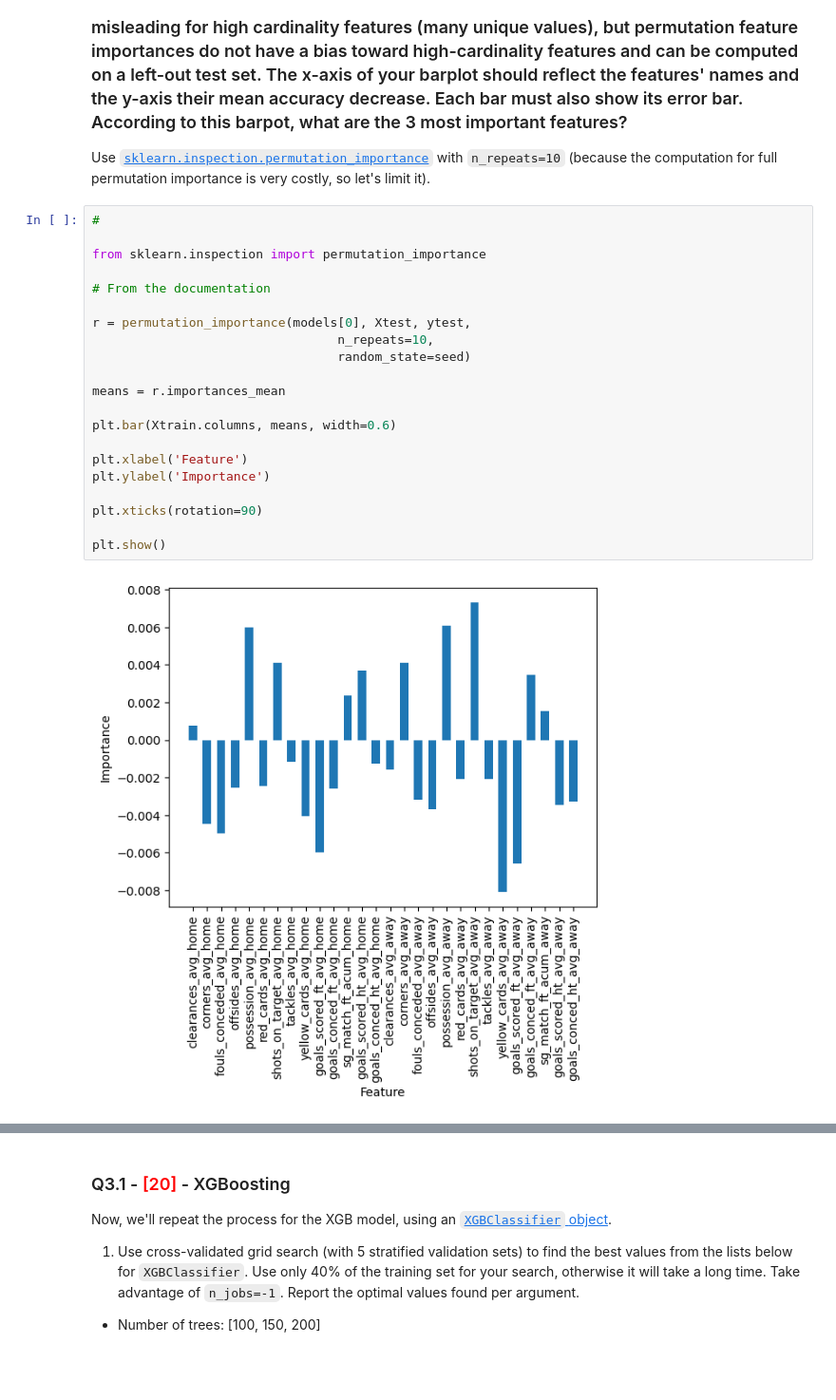
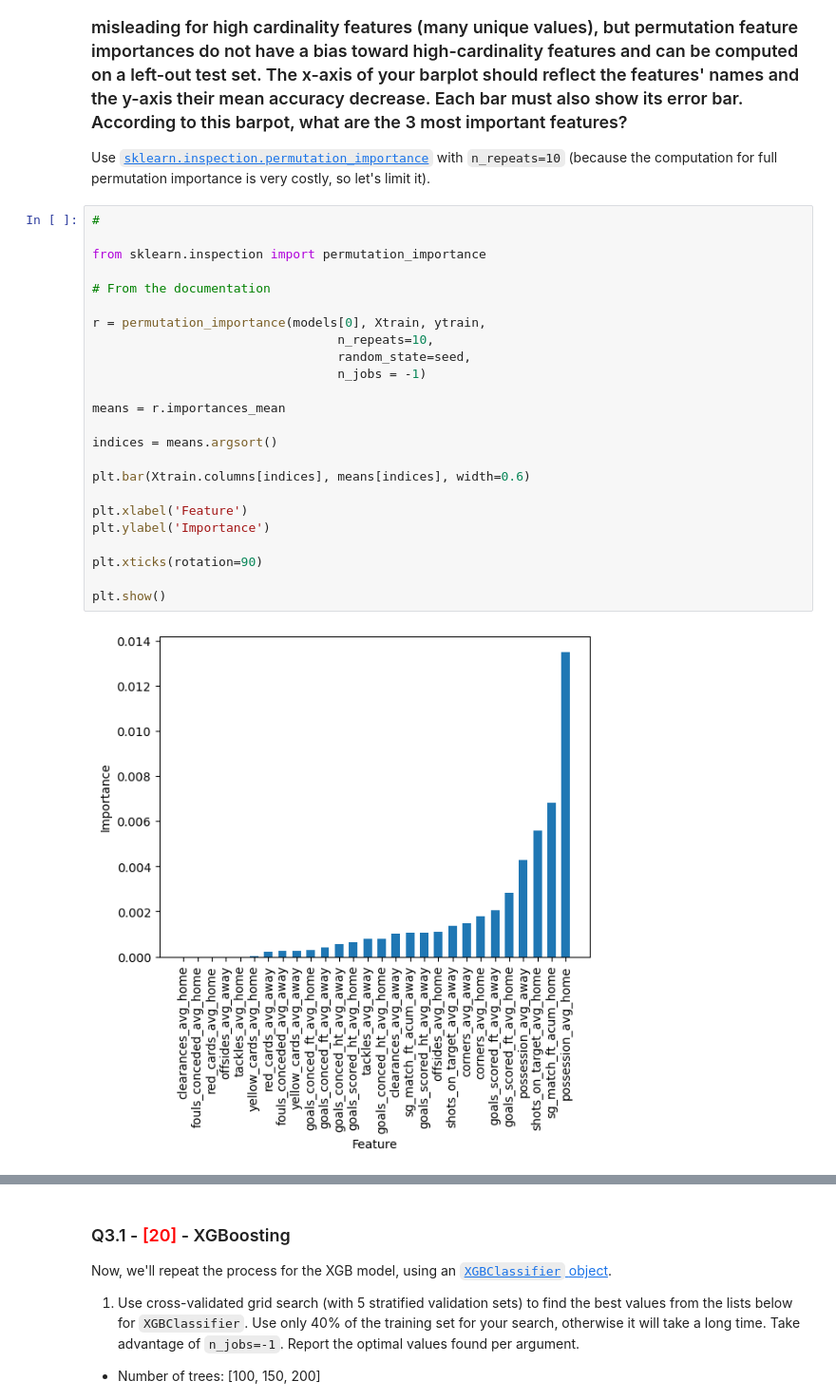
Before and after one commit to JacobEnder/DS3000, a Jupyter notebook: Assign7/Assignment_7.ipynb, the cells around one changed output, grey strips where cells are left out. Shown: that part at 95% size. Saved outputs shown, nothing was run; the diff lists cells and outputs as text; blank space fills up the shorter version.

```diff
--- a/Assign7/Assignment_7.ipynb
+++ b/Assign7/Assignment_7.ipynb
@@ -327,26 +327,29 @@ Use [`sklearn.inspection.permutation_importance`](https://scikit-learn.org/stabl
 # %%
 #
 
 from sklearn.inspection import permutation_importance
 
 # From the documentation
 
-r = permutation_importance(models[0], Xtest, ytest,
+r = permutation_importance(models[0], Xtrain, ytrain,
                                  n_repeats=10,
-                                 random_state=seed)
+                                 random_state=seed,
+                                 n_jobs = -1)
 
 means = r.importances_mean
 
-plt.bar(Xtrain.columns, means, width=0.6)
+indices = means.argsort()
+
+plt.bar(Xtrain.columns[indices], means[indices], width=0.6)
 
 plt.xlabel('Feature')
 plt.ylabel('Importance')
 
 plt.xticks(rotation=90)
 
 plt.show()
 # %% [output]
-[figure, old version]
+[figure, new version]
 # %% [markdown]
 **Written answer:**
 
```
Also changed, not shown: parts of 5 cells of this notebook, 24 other files.
